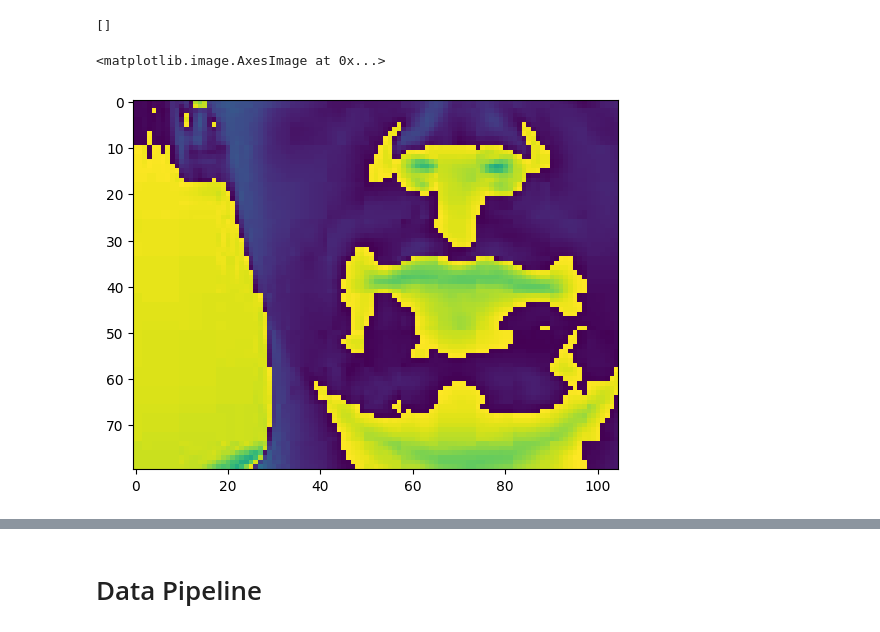
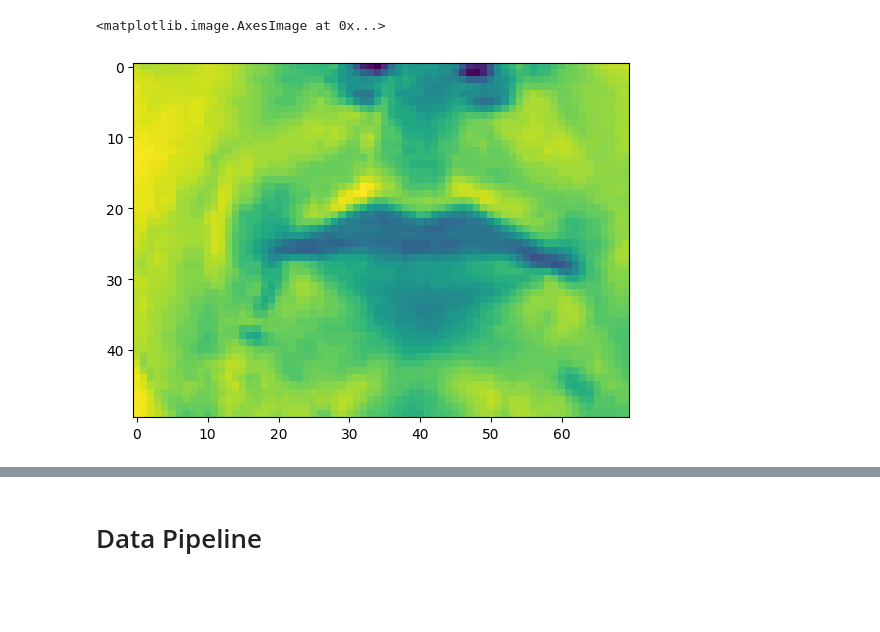
Before and after one commit to MeSagor/Lip-Reading, a Jupyter notebook: lipnet_english_all.ipynb, the cells around one changed output, grey strips where cells are left out. Drawn from its saved outputs; the diff is of its cells as text; code cells hidden in the pictures; blank space fills up the shorter version.

Commit message:
automatic lip detection

```diff
--- a/lipnet_english_all.ipynb
+++ b/lipnet_english_all.ipynb
@@ -5,9 +5,5 @@ import tensorflow as tf
 import numpy as np
 from typing import List
 from matplotlib import pyplot as plt
-# %%
-tf.config.list_physical_devices('GPU')
-# %% [output]
-[]
 # %%
 physical_devices = tf.config.list_physical_devices('GPU')
@@ -16,34 +13,79 @@ try:
 except:
     pass
 # %%
+# def load_video(path:str) -> List[float]:
+#     cap = cv2.VideoCapture(path)
+#     frames = []
+#     for _ in range(int(cap.get(cv2.CAP_PROP_FRAME_COUNT))):
+#         ret, frame = cap.read()
+#         if not ret:
+#             continue
+#         window = frame[150:230,110:215,:]
+#         frame = cv2.cvtColor(window, cv2.COLOR_BGR2frame)
+#         frame = tf.expand_dims(frame, axis=-1)
+#         # print(frame.shape)
+#         frames.append(frame)
+#         # frame = tf.image.rgb_to_framescale(frame)
+#         # frames.append(frame[180:250,110:215,:])
+#     cap.release()
+
+#     mean = tf.math.reduce_mean(frames)
+#     std = tf.math.reduce_std(tf.cast(frames, tf.float32))
+#     return tf.cast((frames - mean), tf.float32) / std
+
+
+
+
+# https://github.com/skaws2003/Dlib-lip-detection/tree/master
+
+import cv2
+import dlib
+
 def load_video(path:str) -> List[float]:
+    hog_face_detector = dlib.get_frontal_face_detector()
+    dlib_facelandmark = dlib.shape_predictor("./detector/shape_predictor_68_face_landmarks.dat")
 
     cap = cv2.VideoCapture(path)
     frames = []
     for _ in range(int(cap.get(cv2.CAP_PROP_FRAME_COUNT))):
         ret, frame = cap.read()
         if not ret:
             continue
-        window = frame[150:230,110:215,:]
-        frame = cv2.cvtColor(window, cv2.COLOR_BGR2GRAY)
-        frame = tf.expand_dims(frame, axis=-1)
-        # print(frame.shape)
-        frames.append(frame)
-        # frame = tf.image.rgb_to_grayscale(frame)
-        # frames.append(frame[180:250,110:215,:])
+        frame = cv2.cvtColor(frame, cv2.COLOR_BGR2GRAY)
+        faces = hog_face_detector(frame)
+
+        for face in faces:
+            face_landmarks = dlib_facelandmark(frame, face)
+            # for n in range(0, 68):
+            #     x = face_landmarks.part(n).x
+            #     y = face_landmarks.part(n).y
+            #     cv2.circle(frame, (x, y), 1, (0, 0, 255), -1)
+            x67 = face_landmarks.part(67).x
+            y67 = face_landmarks.part(67).y
+            horizontal_padding = 35
+            vertical_padding = 25
+            lip_window = frame[y67-vertical_padding:y67+vertical_padding, x67-horizontal_padding:x67+horizontal_padding]
+            # lip_window = tf.expand_dims(lip_window, axis=-1)
+
+        frames.append(lip_window)
     cap.release()
-
+    # return frames
     mean = tf.math.reduce_mean(frames)
     std = tf.math.reduce_std(tf.cast(frames, tf.float32))
     return tf.cast((frames - mean), tf.float32) / std
 
-test_path = './dataset/videos/s3/bbal5s.mpg'
+
+
+test_path = './dataset/videos/s1/bbaf3s.mpg'
+test_path = './dataset/videos/s2/bbaf2s.mpg'
+test_path = './dataset/videos/s3/bbal6p.mpg'
+# test_path = './data/person0/clips/clip0.mp4'
 frm = load_video(test_path)
 
-plt.imshow(frm[0])
+plt.imshow(frm[20])
 # %% [output]
 <matplotlib.image.AxesImage at 0x...>
-[figure, old version]
+[figure, new version]
 # %%
 vocab = [x for x in "abcdefghijklmnopqrstuvwxyz'?!123456789 "]
 # %%
```
Also changed, not shown: parts of 14 cells of this notebook, 1 other file.
